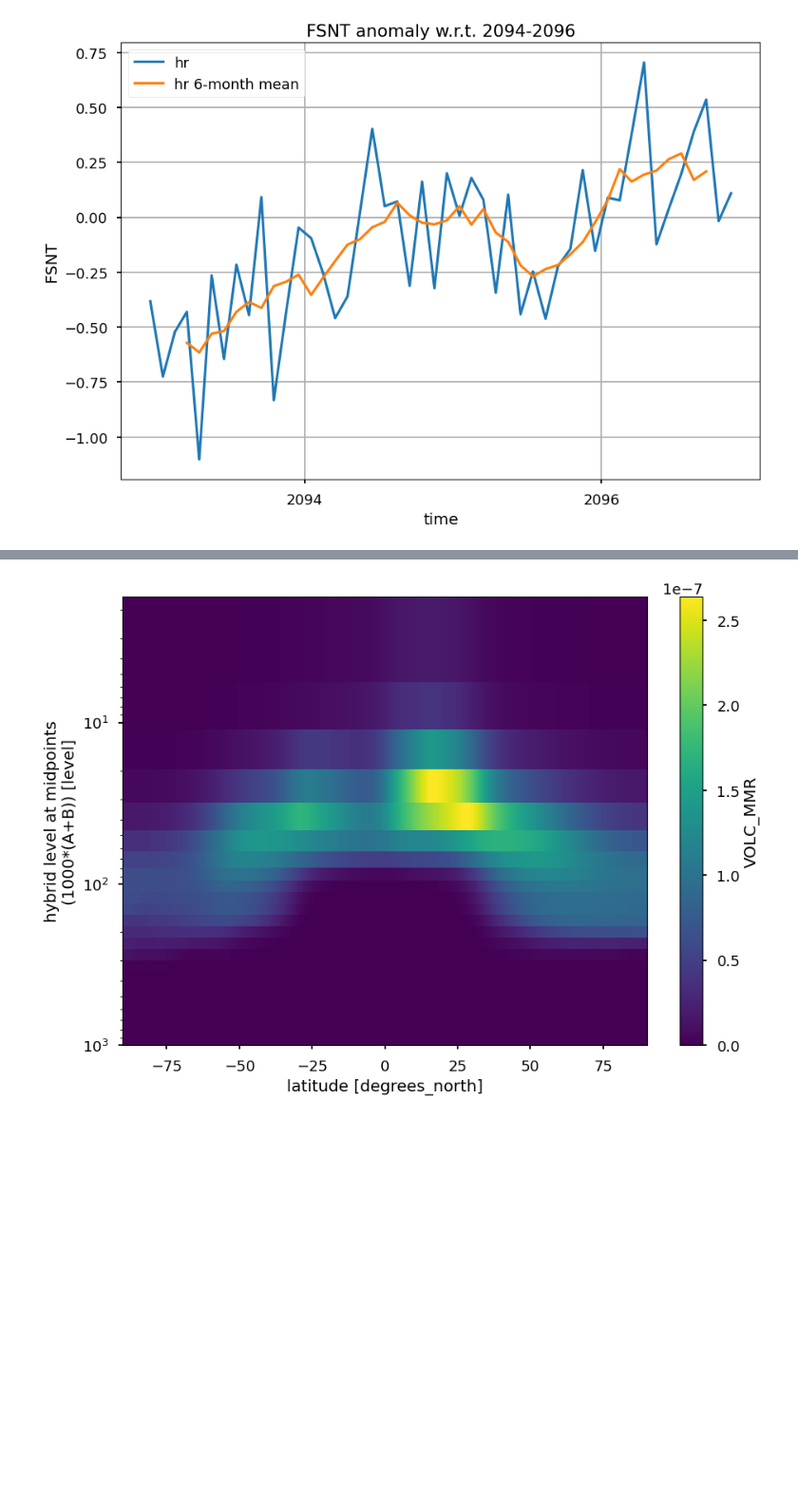
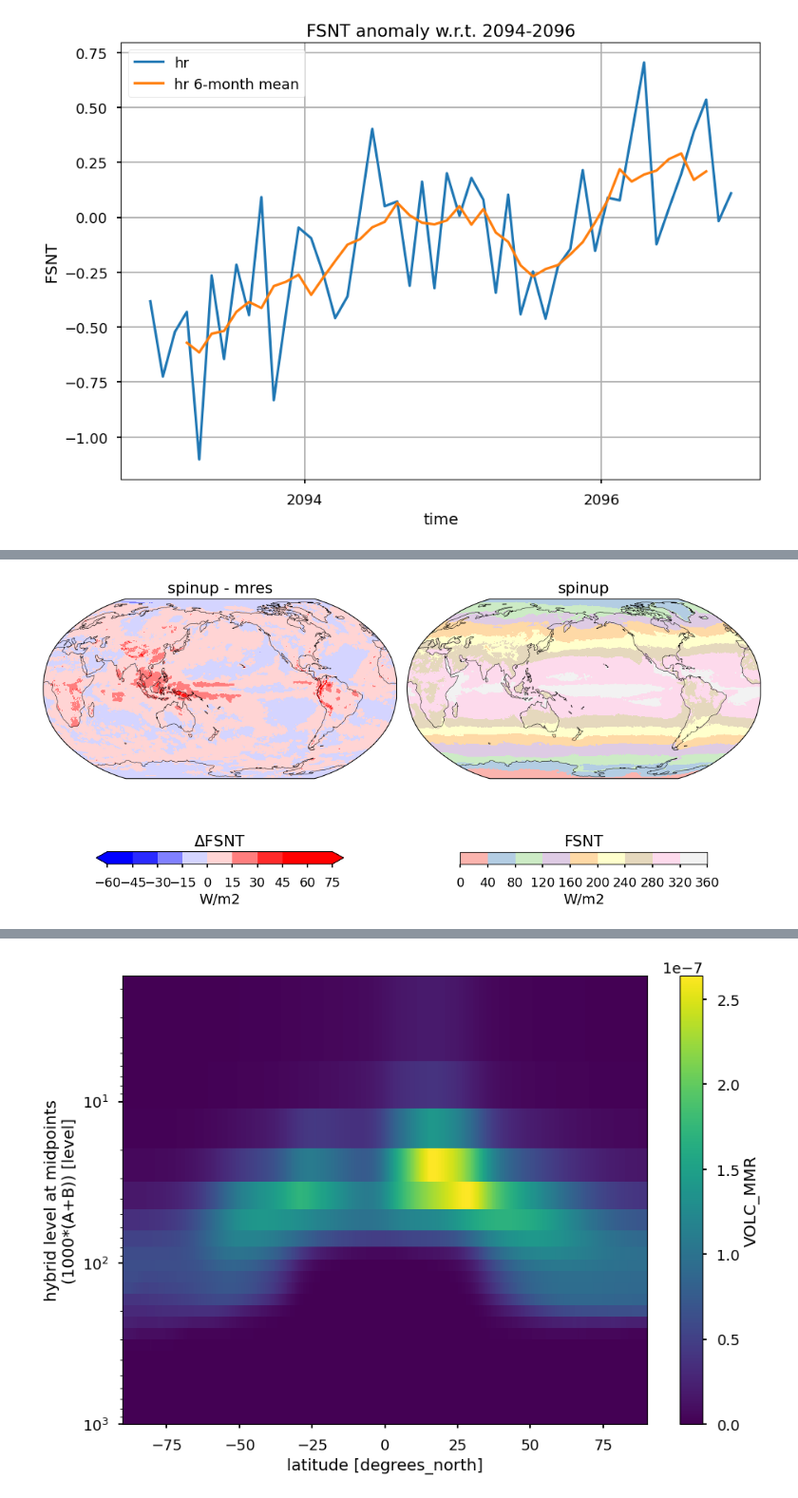
Before and after one commit to JdeJong96/sai-git, a Jupyter notebook: sai/jupyter/hres_check_14aug.ipynb, the cells around one changed output, grey strips where cells are left out. Shown at 95% size. Cells and saved outputs as stored; diff of their text form; code cells hidden in the pictures; blank space fills up the shorter version.

Commit message:
extend hres check to 209211

```diff
--- a/sai/jupyter/hres_check_14aug.ipynb
+++ b/sai/jupyter/hres_check_14aug.ipynb
@@ -286,0 +352,22 @@ Text(0.5, 1.0, 'FSNT anomaly w.r.t. 2094-2096')
+# %%
+VAR = 'FSNT'
+tslice = slice('2092-01','2092-11')
+Y = (cam['hrt'][VAR].sel(time=tslice).interp(lat=cam['geo'].lat, lon=cam['geo'].lon) - cam['geo'][VAR].sel(time=tslice)).mean('time', keep_attrs=True)
+
+fig,ax = plt.subplots(1,2,subplot_kw={'projection':ccrs.Robinson(central_longitude=180)})
+#ax = plt.axes(projection=ccrs.Robinson(central_longitude=180))
+pd = ax[0].contourf(Y.lon, Y.lat, Y, levels=10, cmap='bwr', transform=ccrs.PlateCarree(), norm=CenteredNorm(vcenter=0, halfrange=45), extend='both')
+ax[0].coastlines()
+cb = fig.colorbar(pd, ax=ax[0], orientation='horizontal', shrink=.7, label=cam['hrt'][VAR].units)
+cb.ax.set_title(r"$\Delta$"+VAR)
+ax[0].set_title('spinup - mres')
+
+ps = ax[1].contourf(cam['hrt'].lon, cam['hrt'].lat, cam['hrt'][VAR].sel(time=tslice).mean('time',keep_attrs=True), transform=ccrs.PlateCarree(), cmap='Pastel1')
+ax[1].set_title('spinup')
+ax[1].coastlines()
+cb2 = fig.colorbar(ps, ax=ax[1], orientation='horizontal', shrink=.7, label=cam['hrt'][VAR].units)
+cb2.ax.set_title(VAR)
+
+plt.tight_layout()
+# %% [output]
+[figure, added]
```
Also changed, not shown: parts of 12 cells of this notebook.
